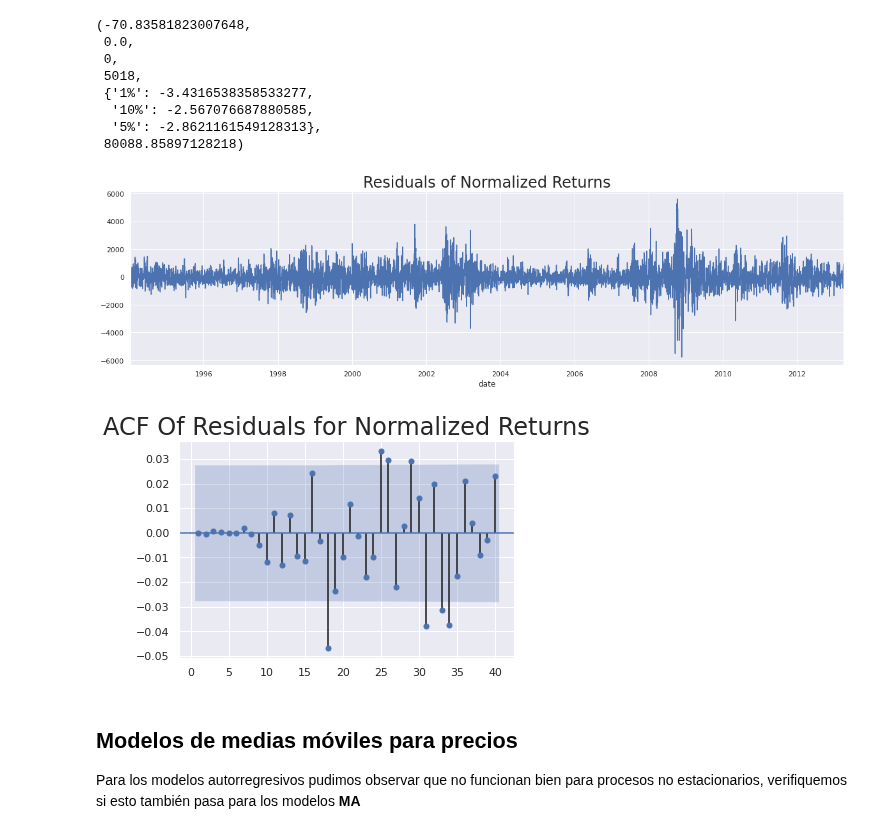
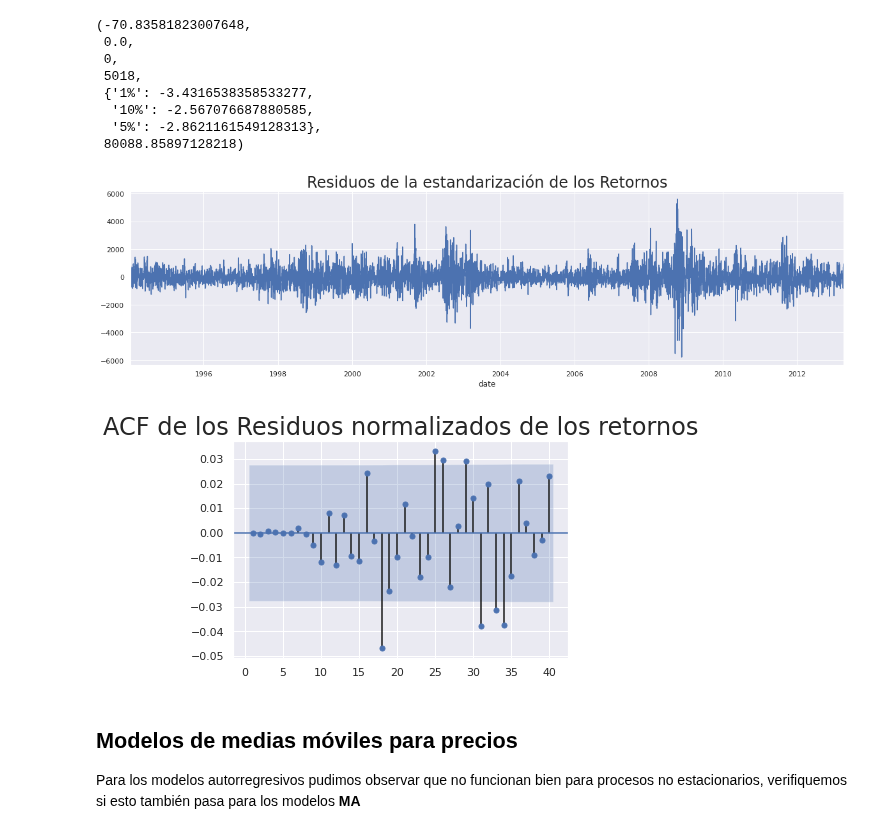
Before and after one commit to virf96/Proyectos, a Jupyter notebook: Consideraciones_Modelos_MA_Retornos.ipynb, the cells around one changed output. Saved outputs shown, nothing was run; the diff lists cells and outputs as text; code cells hidden in the pictures.

```diff
--- a/Consideraciones_Modelos_MA_Retornos.ipynb
+++ b/Consideraciones_Modelos_MA_Retornos.ipynb
@@ -612,16 +612,16 @@ sts.adfuller(df.res_norm_ret_ma_8[2:])
  80088.85897128218)
 # %%
 df.res_norm_ret_ma_8[1:].plot(figsize=(20,5))
-plt.title("Residuals of Normalized Returns",size=24)
+plt.title("Residuos de la estandarización de los Retornos",size=24)
 plt.show()
 # %% [output]
-[figure, old version]
+[figure, new version]
 # %%
 sgt.plot_acf(df.res_norm_ret_ma_8[2:], zero = False, lags = 40)
-plt.title("ACF Of Residuals for Normalized Returns",size=24)
+plt.title("ACF de los Residuos normalizados de los retornos",size=24)
 plt.show()
 # %% [output]
-[figure, old version]
+[figure, new version]
 # %% [markdown]
 ## Modelos de medias móviles para precios
 
```
Also changed, not shown: parts of 15 cells of this notebook.
